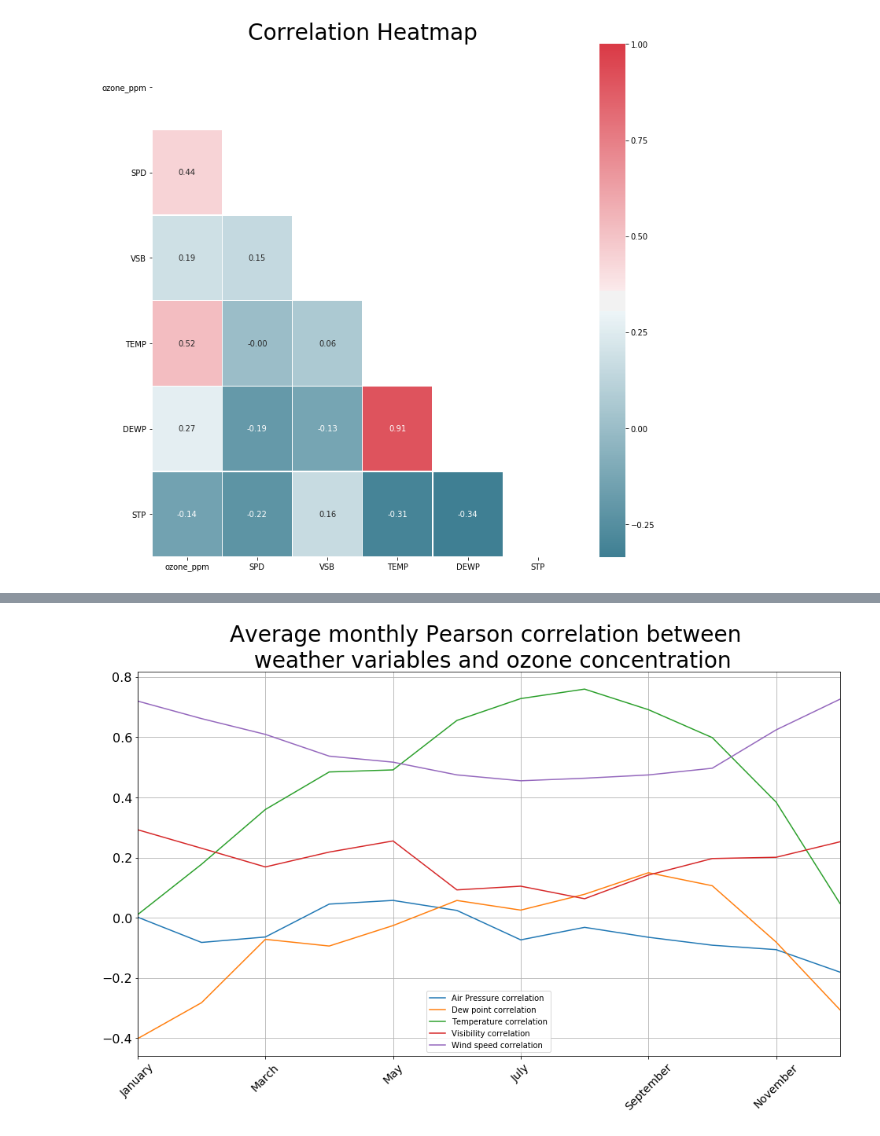
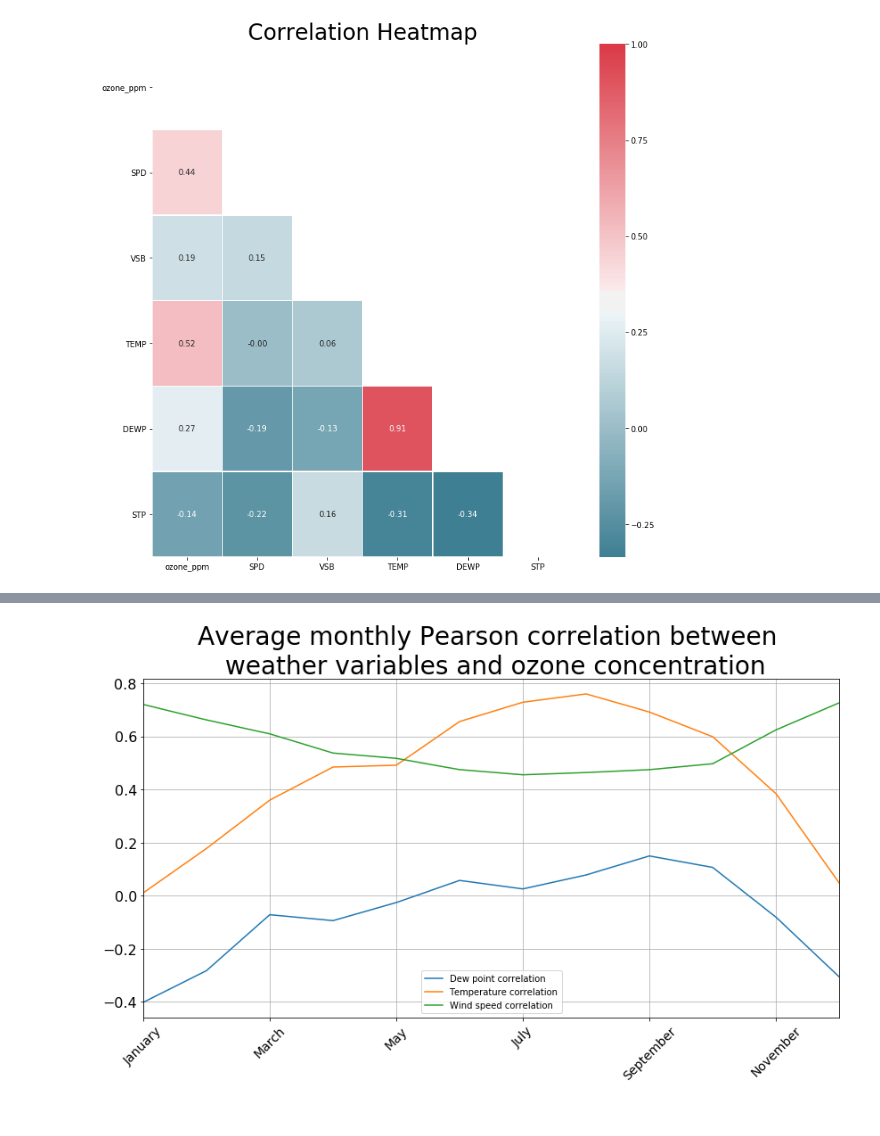
Before and after one commit to fsmahmood/Springboard-Python-Projects, a Jupyter notebook: Air Quality Capstone project/Capstone Data Wrangling/Capstone Storytelling and Inferential Statistics/Air Quality Storytelling Report.ipynb, the cells around one changed output, grey strips where cells are left out. Drawn from its saved outputs; the diff is of its cells as text; code cells hidden in the pictures.

```diff
--- a/Air Quality Capstone project/Capstone Data Wrangling/Capstone Storytelling and Inferential Statistics/Air Quality Storytelling Report.ipynb
+++ b/Air Quality Capstone project/Capstone Data Wrangling/Capstone Storytelling and Inferential Statistics/Air Quality Storytelling Report.ipynb
@@ -151,4 +193,3 @@ stp_monthly = np.array(stp_monthly)
 # %%
 monthly_corr = pd.DataFrame(data = {'Temperature correlation':temp_monthly, 'Dew point correlation':dewp_monthly,
-                                    'Wind speed correlation':spd_monthly, 'Visibility correlation':vsb_monthly,
-                                   'Air Pressure correlation':stp_monthly}, index = month_names)
+                                    'Wind speed correlation':spd_monthly}, index = month_names)
@@ -171,9 +196,10 @@ monthly_corr
 # %%
+plt.rcParams['figure.figsize'] = [14, 7]
 monthly_corr.plot()
 plt.title("Average monthly Pearson correlation between \n weather variables and ozone concentration", size=28)
 plt.xticks(rotation=45, size=14)
 plt.yticks(size=16)
 plt.grid()
 plt.show()
 # %% [output]
-[figure, old version]
+[figure, new version]
```
Also changed, not shown: parts of 31 cells of this notebook.
